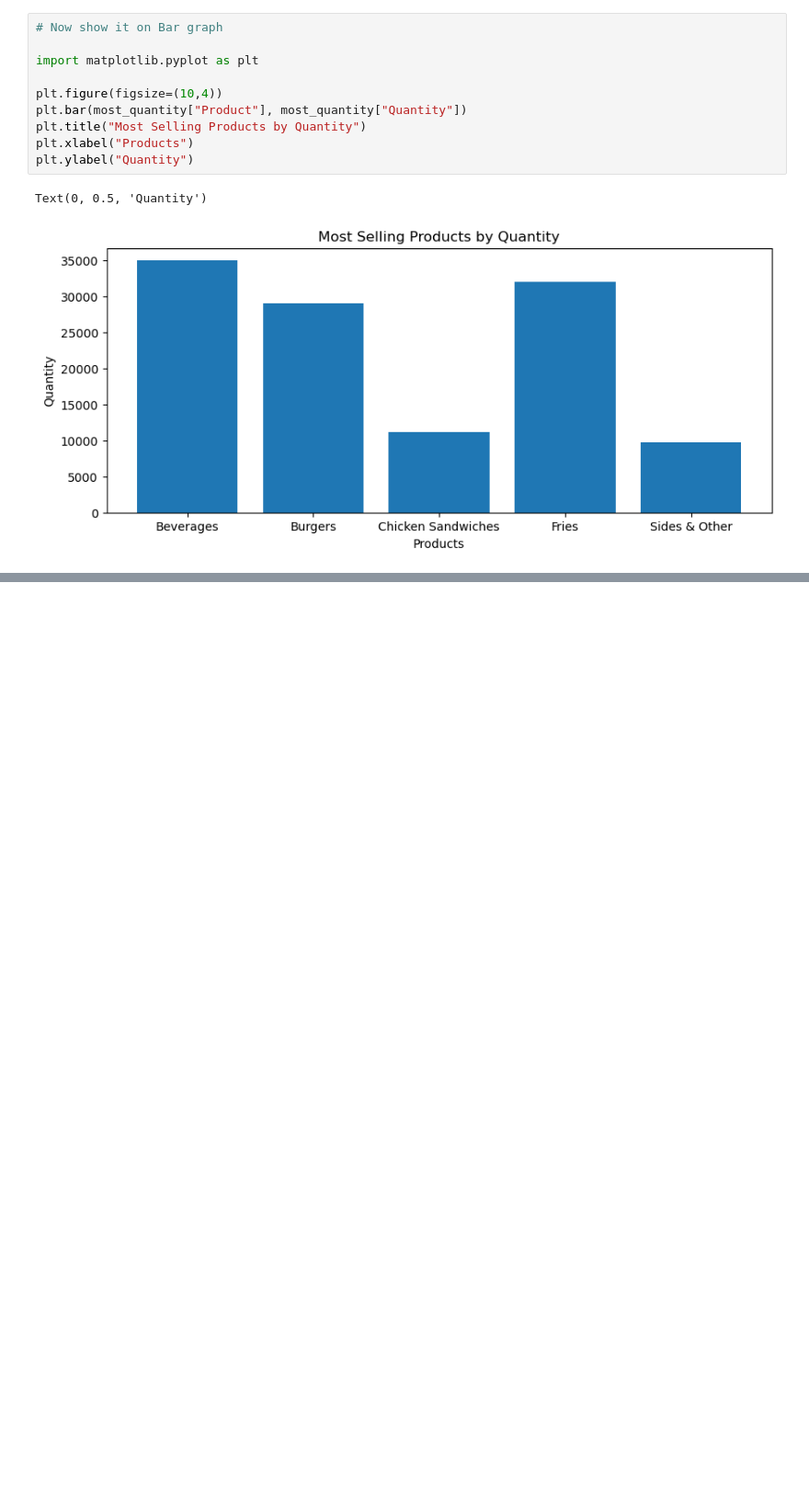
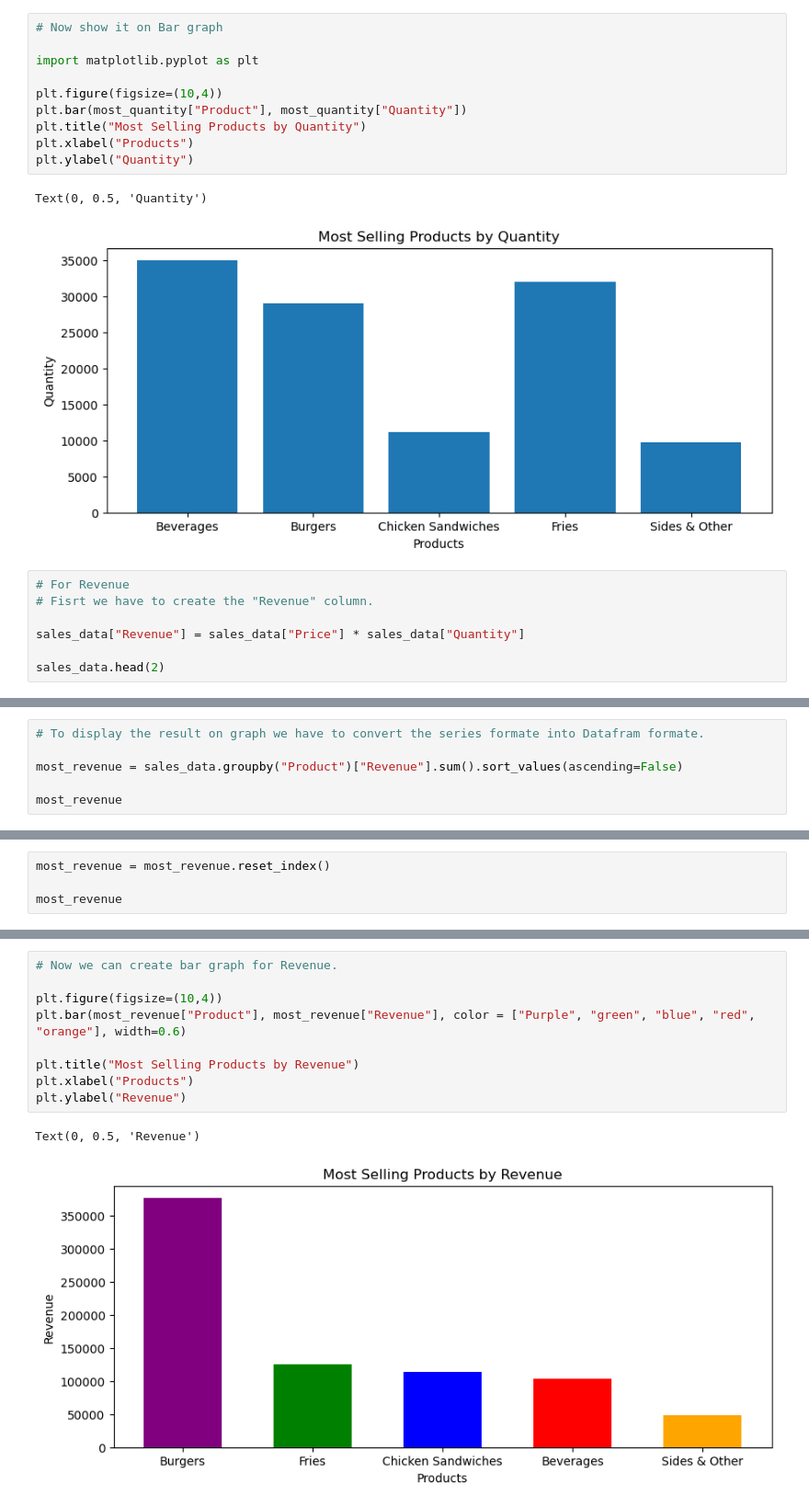
Before and after one commit to abdullahkhan-10/Python-Complete-Course, a Jupyter notebook: Python Projects/Intermediate Projects/1_sales_data.ipynb, the cells around one changed output, grey strips where cells are left out. Shown at 92% size. Saved outputs shown, nothing was run; the diff lists cells and outputs as text; blank space fills up the shorter version.

Commit message:
Product with most Revenue are display on Bar graph

```diff
--- a/Python Projects/Intermediate Projects/1_sales_data.ipynb
+++ b/Python Projects/Intermediate Projects/1_sales_data.ipynb
@@ -478,3 +478,10 @@ plt.ylabel("Quantity")
 # %% [output]
 Text(0, 0.5, 'Quantity')
 [figure]
+# %%
+# For Revenue
+# Fisrt we have to create the "Revenue" column.
+
+sales_data["Revenue"] = sales_data["Price"] * sales_data["Quantity"]
+
+sales_data.head(2)
@@ -480,0 +502,6 @@ Text(0, 0.5, 'Quantity')
+# %%
+# To display the result on graph we have to convert the series formate into Datafram formate.
+
+most_revenue = sales_data.groupby("Product")["Revenue"].sum().sort_values(ascending=False)
+
+most_revenue
@@ -480,0 +520,4 @@ Text(0, 0.5, 'Quantity')
+# %%
+most_revenue = most_revenue.reset_index()
+
+most_revenue
@@ -480,0 +531,12 @@ Text(0, 0.5, 'Quantity')
+# %%
+# Now we can create bar graph for Revenue.
+
+plt.figure(figsize=(10,4))
+plt.bar(most_revenue["Product"], most_revenue["Revenue"], color = ["Purple", "green", "blue", "red", "orange"], width=0.6)
+
+plt.title("Most Selling Products by Revenue")
+plt.xlabel("Products")
+plt.ylabel("Revenue")
+# %% [output]
+Text(0, 0.5, 'Revenue')
+[figure, added]
```
Also changed, not shown: parts of 5 cells of this notebook.
